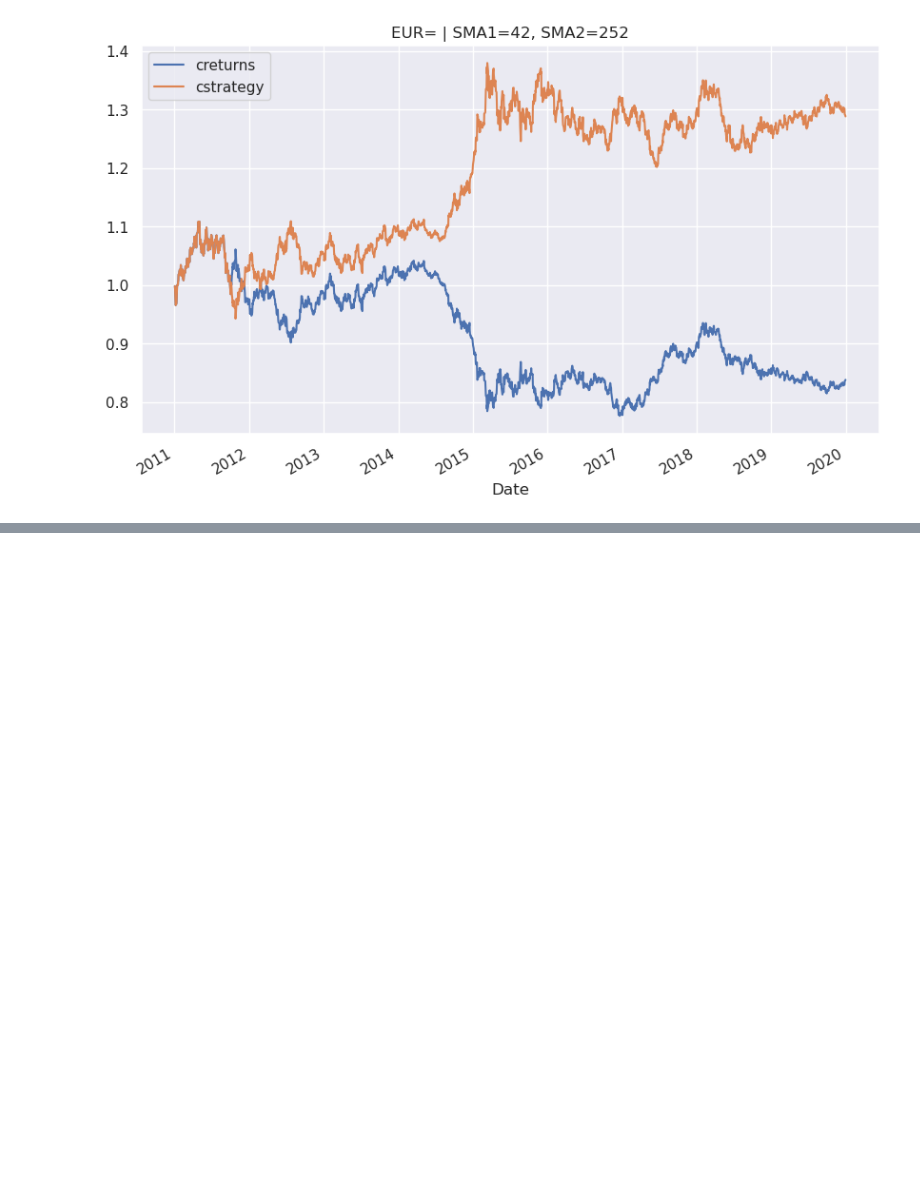
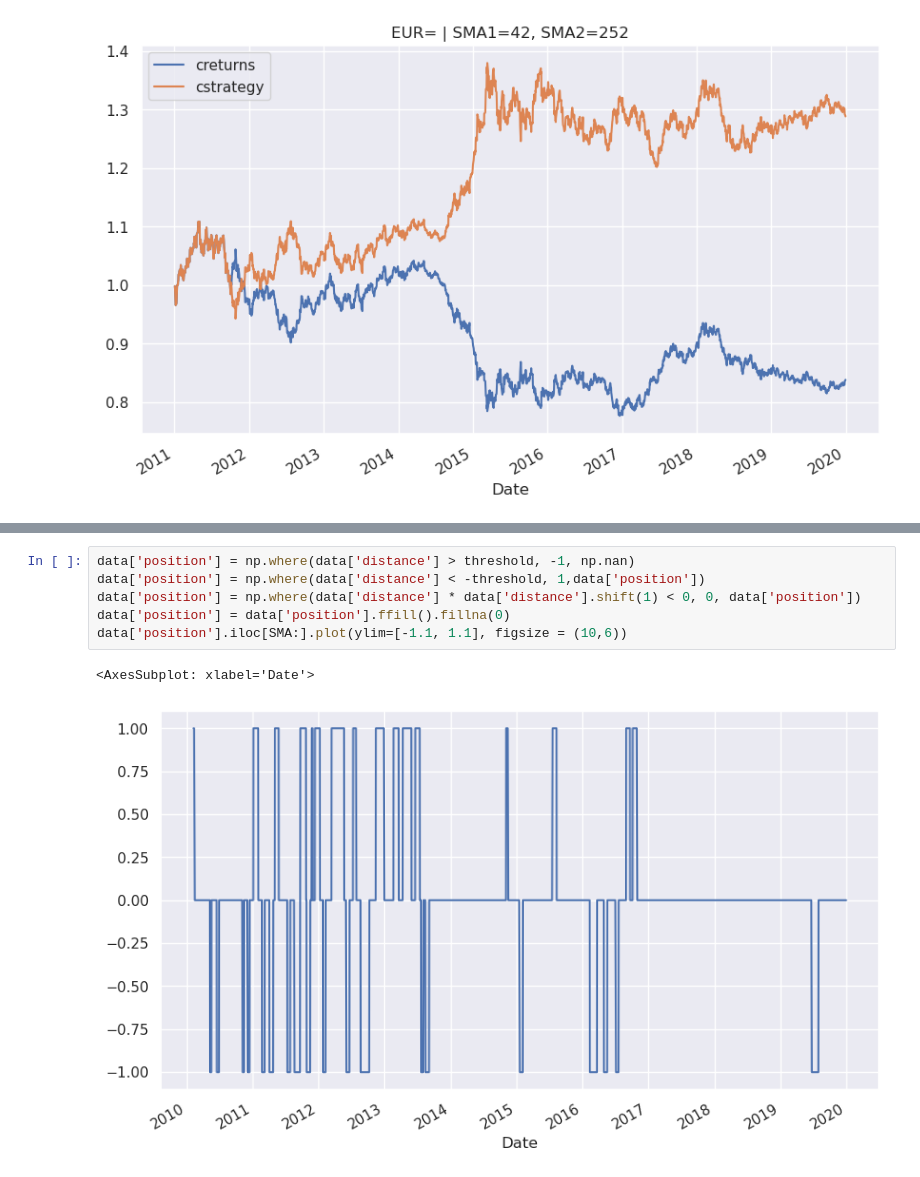
Before and after one commit to AshishKakran/msc-thesis, a Jupyter notebook: code/data_loading.ipynb, the cells around one changed output, grey strips where cells are left out. Drawn from its saved outputs; the diff is of its cells as text; blank space fills up the shorter version.

```diff
--- a/code/data_loading.ipynb
+++ b/code/data_loading.ipynb
@@ -274,0 +317,9 @@ smabt.plot_results()
+# %%
+data['position'] = np.where(data['distance'] > threshold, -1, np.nan)
+data['position'] = np.where(data['distance'] < -threshold, 1,data['position'])
+data['position'] = np.where(data['distance'] * data['distance'].shift(1) < 0, 0, data['position'])
+data['position'] = data['position'].ffill().fillna(0)
+data['position'].iloc[SMA:].plot(ylim=[-1.1, 1.1], figsize = (10,6))
+# %% [output]
+<AxesSubplot: xlabel='Date'>
+[figure, added]
```
Also changed, not shown: parts of 7 cells of this notebook, 1 other file.
